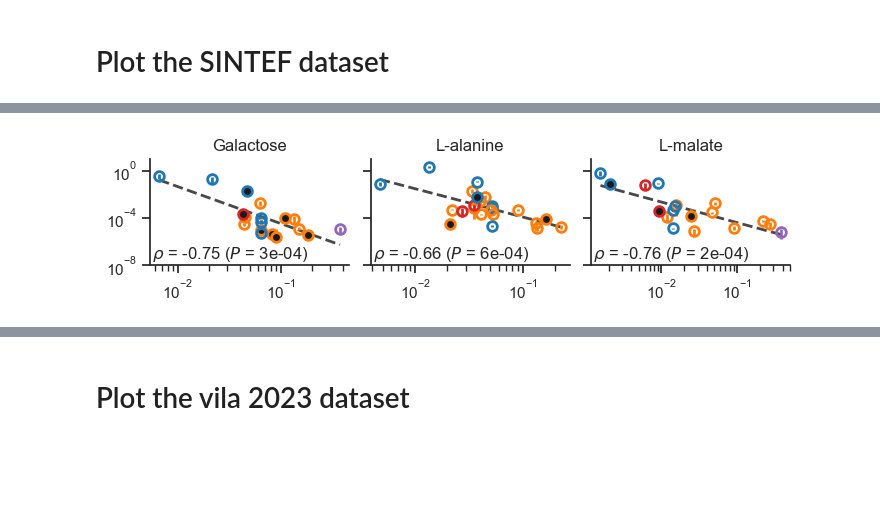
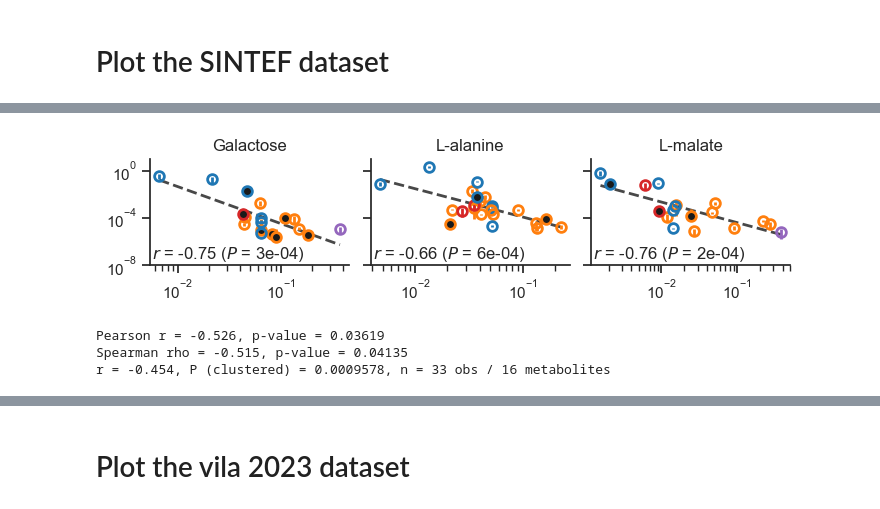
Before and after one commit to Mitri-lab/metabolite-release, a Jupyter notebook: notebooks/1_release_rates/4_div/4C_make_figure_1.ipynb, the cells around one changed output, grey strips where cells are left out. Cells and saved outputs as stored; diff of their text form; code cells hidden in the pictures; blank space fills up the shorter version.

Commit message:
Test only amino acids in release rate vs value correlations

```diff
--- a/notebooks/1_release_rates/4_div/4C_make_figure_1.ipynb
+++ b/notebooks/1_release_rates/4_div/4C_make_figure_1.ipynb
@@ -316,7 +316,7 @@ for i, species in enumerate(species_list):
         pval_label = f'$P$ = {pearson_p:.0e}'#p<0.001'
     else:
         pval_label='ns'
-    axes[i].annotate(fr'$\rho$ = {rvalue:.2f} ({pval_label})', (0.01, 0.01), xycoords = 'axes fraction', va = 'bottom', ha = 'left')#, fontsize = 10)
+    axes[i].annotate(fr'$r$ = {rvalue:.2f} ({pval_label})', (0.01, 0.01), xycoords = 'axes fraction', va = 'bottom', ha = 'left')#, fontsize = 10)
     axes[i].set_yscale('log')
     axes[i].set_xscale('log')
     axes[i].set_ylim([1e-8, 30])
@@ -469,11 +469,11 @@ for i, cs in enumerate(df_s['Carbon source'].unique()):
     axes[i].plot(xarr10, yarr10, ls = '--', c = 'k', lw = 2, zorder=-1, alpha = 0.8)
     # axes[i].annotate(fr'$\rho$ = {rvalue:.2f}', (0.65, 0.9), xycoords = 'axes fraction')
     # axes[i].annotate(fr'p-val = {pvalue:.0e}', (0.56, 0.8), xycoords = 'axes fraction')
-    axes[i].annotate(fr'$\rho$ = {pearson_r:.2f} ($P$ = {pvalue:.0e})', (0.01, 0.01), xycoords = 'axes fraction', ha = 'left', va = 'bottom')
+    axes[i].annotate(fr'$r$ = {pearson_r:.2f} ($P$ = {pvalue:.0e})', (0.01, 0.01), xycoords = 'axes fraction', ha = 'left', va = 'bottom')
     axes[i].set_yscale('log')
     axes[i].set_xscale('log')
     # sns.regplot(x = logx, y = logy, scatter = False, color = 'gray', ax = axes[i], line_kws={'ls':'--', 'lw': 2})#, truncate=False
-    print(cs, 'R2:', rvalue**2, 'p-value:', pvalue, 'Pearson r:', rvalue)
+    print(cs, 'R2:', rvalue**2, 'p-value:', pvalue, 'Pearson r:', rvalue, 'N: ', len(logx))
     print(st.spearmanr(logx, logy))
 # axes[0].set_ylabel(r'$\rm{log}_{10}$(Rate [mmol/gDW/h])')
 # fig.supylabel(r'Rate [$\rm{mmol \cdot gDW^{-1} \cdot h^{-1}}$]', x = 0.06, size = 12)
@@ -501 +501,25 @@ SignificanceResult(statistic=np.float64(-0.6986584107327141), pvalue=np.float64(
-[figure, old version]
+[figure, new version]
+# %%
+data = df_s.loc[df_s['Compound class'].isin(classes_keep),
+                ['log10(Metabolite value [gDW/mmol])',
+                'Metabolite',
+                 'log10(Rate [mmol/gDW/h])']].dropna().groupby('Metabolite').mean().reset_index()
+
+r, p_value = st.pearsonr(data.iloc[:, 1], data.iloc[:, 2])
+r_s, p_value_s = st.spearmanr(data.iloc[:, 1], data.iloc[:, 2])
+print(f"Pearson r = {r:.3f}, p-value = {p_value:.4g}")
+print(f"Spearman rho = {r_s:.3f}, p-value = {p_value_s:.4g}")
+import statsmodels.formula.api as smf
+
+d = (df_s.loc[df_s['Compound class'].isin(classes_keep), ['Metabolite', xcol, ycol]]
+     .dropna().rename(columns={xcol: 'x', ycol: 'y'}))
+d['x'] = (d['x'] - d['x'].mean()) / d['x'].std()
+d['y'] = (d['y'] - d['y'].mean()) / d['y'].std()
+
+fit = smf.ols('y ~ x', data=d).fit(cov_type='cluster', cov_kwds={'groups': d['Metabolite']})
+print(f"r = {fit.params['x']:.3f}, P (clustered) = {fit.pvalues['x']:.4g}, "
+      f"n = {len(d)} obs / {d['Metabolite'].nunique()} metabolites")
+# %% [output]
+Pearson r = -0.526, p-value = 0.03619
+Spearman rho = -0.515, p-value = 0.04135
+r = -0.454, P (clustered) = 0.0009578, n = 33 obs / 16 metabolites
```
Also changed, not shown: parts of 6 cells of this notebook, 1 other file.
